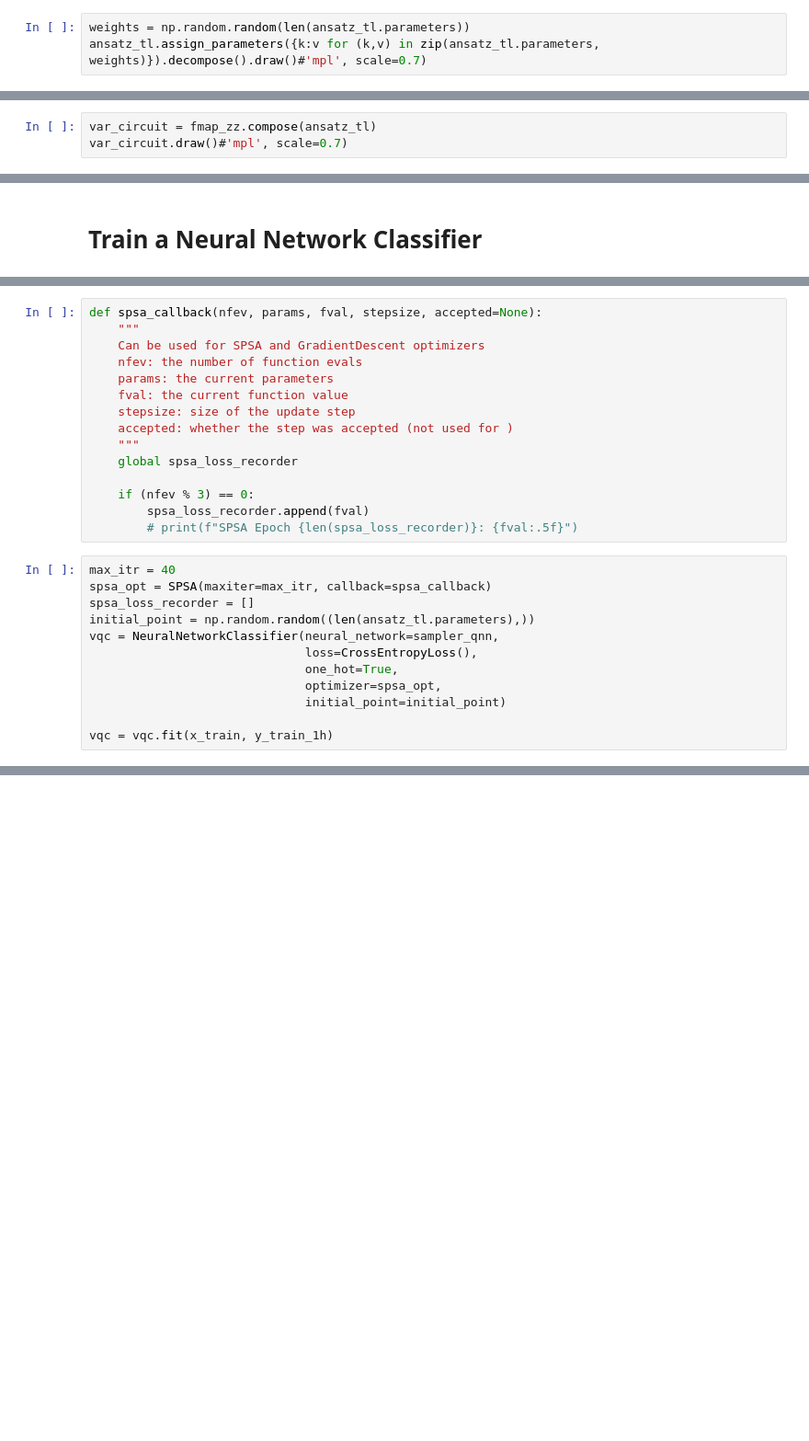
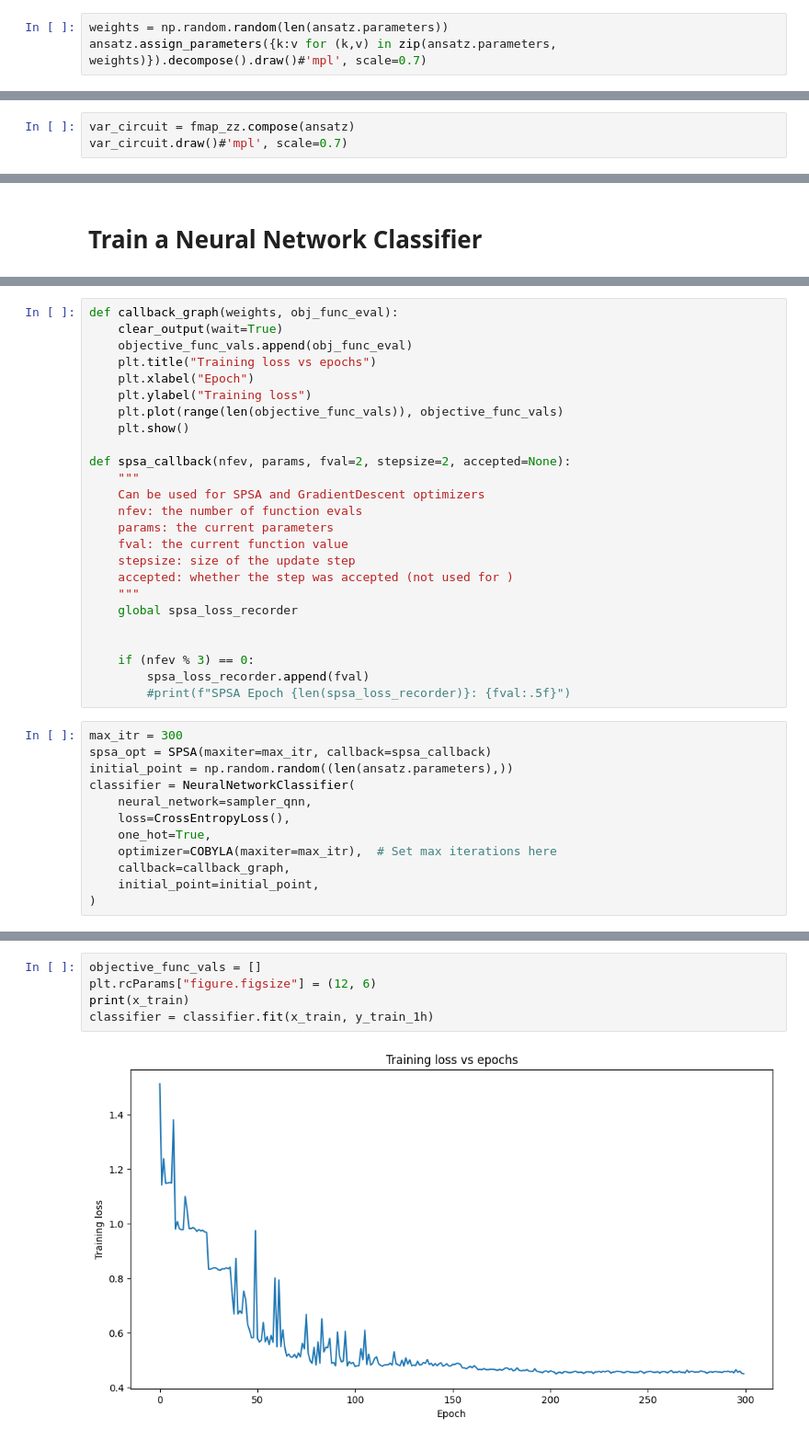
Before and after one commit to QSciTech-QuantumBC-Workshop/time-turner-QML, a Jupyter notebook: time_turner_QML.ipynb, the cells around one changed output, grey strips where cells are left out. Shown: that part at 92% size. Drawn from its saved outputs; the diff is of its cells as text; blank space fills up the shorter version.

```diff
--- a/time_turner_QML.ipynb
+++ b/time_turner_QML.ipynb
@@ -187,4 +227,4 @@ q_1: ┤ Ry(θ[1]) ├┤ Rz(θ[3]) ├┤ X ├┤ Ry(θ[5]) ├┤ Rz(θ[7])
 # %%
-weights = np.random.random(len(ansatz_tl.parameters))
-ansatz_tl.assign_parameters({k:v for (k,v) in zip(ansatz_tl.parameters, weights)}).decompose().draw()#'mpl', scale=0.7)
+weights = np.random.random(len(ansatz.parameters))
+ansatz.assign_parameters({k:v for (k,v) in zip(ansatz.parameters, weights)}).decompose().draw()#'mpl', scale=0.7)
 # %% [output]
@@ -201,4 +248,4 @@ q_1: ┤ Ry(0.78308) ├┤ Rz(0.42479) ├┤ X ├┤ Ry(0.59228) ├┤ Rz(0.
 # %%
-var_circuit = fmap_zz.compose(ansatz_tl)
+var_circuit = fmap_zz.compose(ansatz)
 var_circuit.draw()#'mpl', scale=0.7)
 # %% [output]
@@ -331,5 +320,14 @@ Label 1 converted to [0 1]
 # %%
-def spsa_callback(nfev, params, fval, stepsize, accepted=None):
+def callback_graph(weights, obj_func_eval):
+    clear_output(wait=True)
+    objective_func_vals.append(obj_func_eval)
+    plt.title("Training loss vs epochs")
+    plt.xlabel("Epoch")
+    plt.ylabel("Training loss")
+    plt.plot(range(len(objective_func_vals)), objective_func_vals)
+    plt.show()
+
+def spsa_callback(nfev, params, fval=2, stepsize=2, accepted=None):
     """
     Can be used for SPSA and GradientDescent optimizers
     nfev: the number of function evals
@@ -340,18 +338,19 @@ def spsa_callback(nfev, params, fval, stepsize, accepted=None):
     """
     global spsa_loss_recorder
 
+
     if (nfev % 3) == 0:
         spsa_loss_recorder.append(fval)
-        # print(f"SPSA Epoch {len(spsa_loss_recorder)}: {fval:.5f}")
+        #print(f"SPSA Epoch {len(spsa_loss_recorder)}: {fval:.5f}")
 # %%
-max_itr = 40
+max_itr = 300
 spsa_opt = SPSA(maxiter=max_itr, callback=spsa_callback)
-spsa_loss_recorder = []
-initial_point = np.random.random((len(ansatz_tl.parameters),))
-vqc = NeuralNetworkClassifier(neural_network=sampler_qnn,
-                              loss=CrossEntropyLoss(),
-                              one_hot=True,
-                              optimizer=spsa_opt,
-                              initial_point=initial_point)
-
-vqc = vqc.fit(x_train, y_train_1h)
+initial_point = np.random.random((len(ansatz.parameters),))
+classifier = NeuralNetworkClassifier(
+    neural_network=sampler_qnn,
+    loss=CrossEntropyLoss(),
+    one_hot=True,
+    optimizer=COBYLA(maxiter=max_itr),  # Set max iterations here
+    callback=callback_graph,
+    initial_point=initial_point,
+)
@@ -365 +357,8 @@ Text(0.5, 1.0, 'Training loss')
+# %%
+objective_func_vals = []
+plt.rcParams["figure.figsize"] = (12, 6)
+print(x_train)
+classifier = classifier.fit(x_train, y_train_1h)
+# %% [output]
+[figure, added]
 # %%
```
Also changed, not shown: parts of 28 cells of this notebook, 2 other files.
